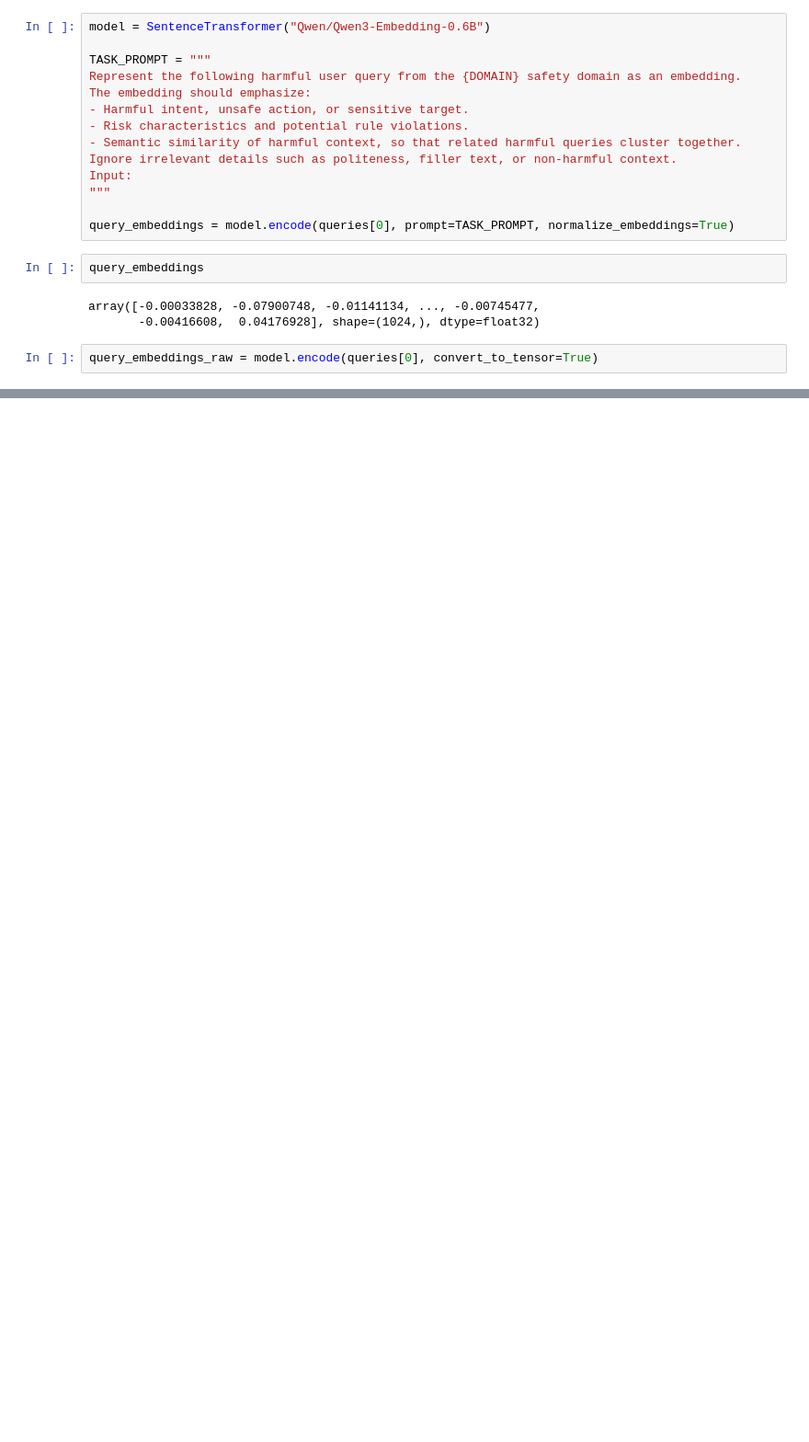
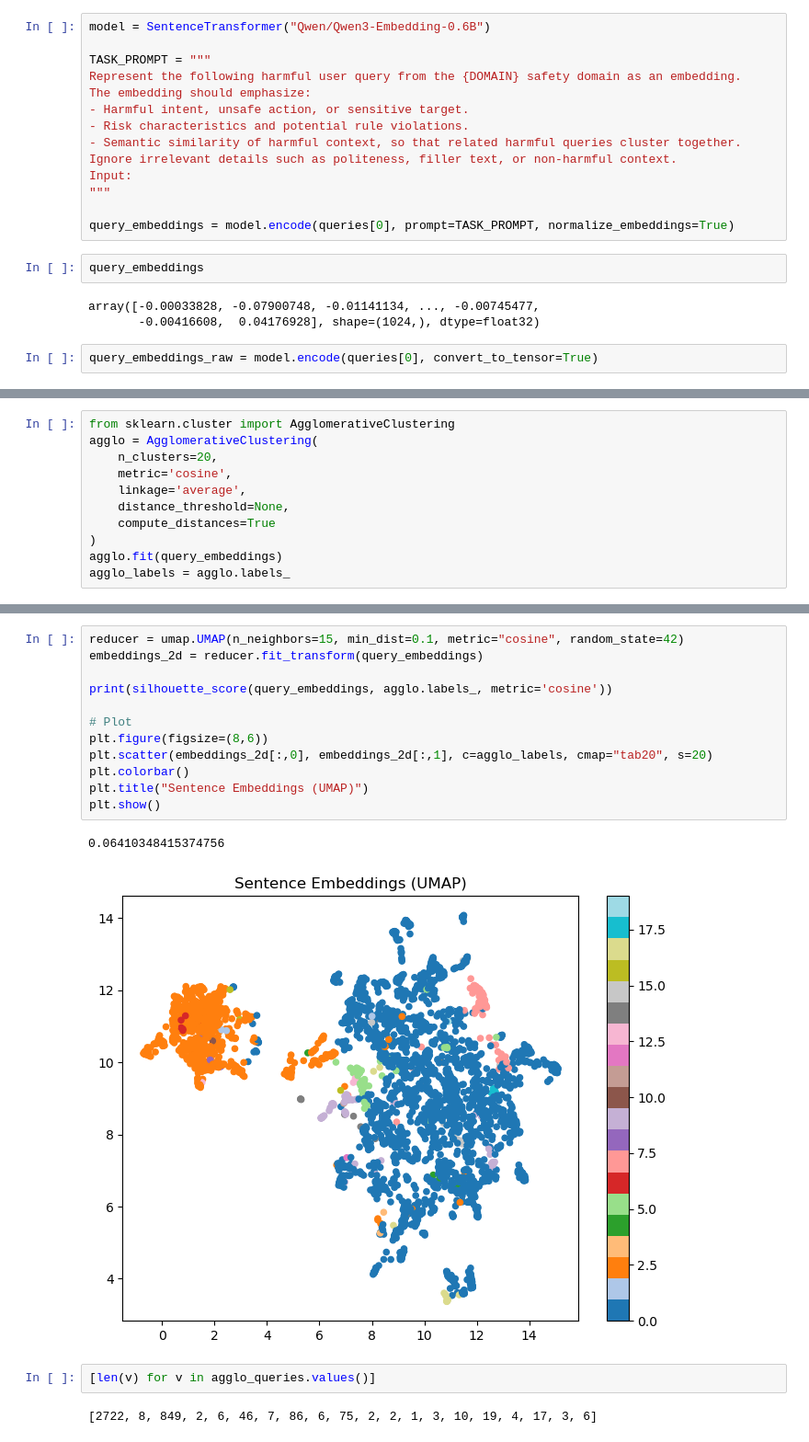
Before and after one commit to chantomkit/guardian-loop-experiments, a Jupyter notebook: clustering.ipynb, the cells around one changed output, grey strips where cells are left out. Shown at 92% size. Drawn from its saved outputs; the diff is of its cells as text; blank space fills up the shorter version.

```diff
--- a/clustering.ipynb
+++ b/clustering.ipynb
@@ -160,0 +262,11 @@ plt.show()
+# %%
+from sklearn.cluster import AgglomerativeClustering
+agglo = AgglomerativeClustering(
+    n_clusters=20,
+    metric='cosine',
+    linkage='average',
+    distance_threshold=None,
+    compute_distances=True
+)
+agglo.fit(query_embeddings)
+agglo_labels = agglo.labels_
@@ -160,0 +334,19 @@ plt.show()
+# %%
+reducer = umap.UMAP(n_neighbors=15, min_dist=0.1, metric="cosine", random_state=42)
+embeddings_2d = reducer.fit_transform(query_embeddings)
+
+print(silhouette_score(query_embeddings, agglo.labels_, metric='cosine'))
+
+# Plot
+plt.figure(figsize=(8,6))
+plt.scatter(embeddings_2d[:,0], embeddings_2d[:,1], c=agglo_labels, cmap="tab20", s=20)
+plt.colorbar()
+plt.title("Sentence Embeddings (UMAP)")
+plt.show()
+# %% [output]
+0.06410348415374756
+[figure, added]
+# %%
+[len(v) for v in agglo_queries.values()]
+# %% [output]
+[2722, 8, 849, 2, 6, 46, 7, 86, 6, 75, 2, 2, 1, 3, 10, 19, 4, 17, 3, 6]
```
Also changed, not shown: parts of 24 cells of this notebook.
